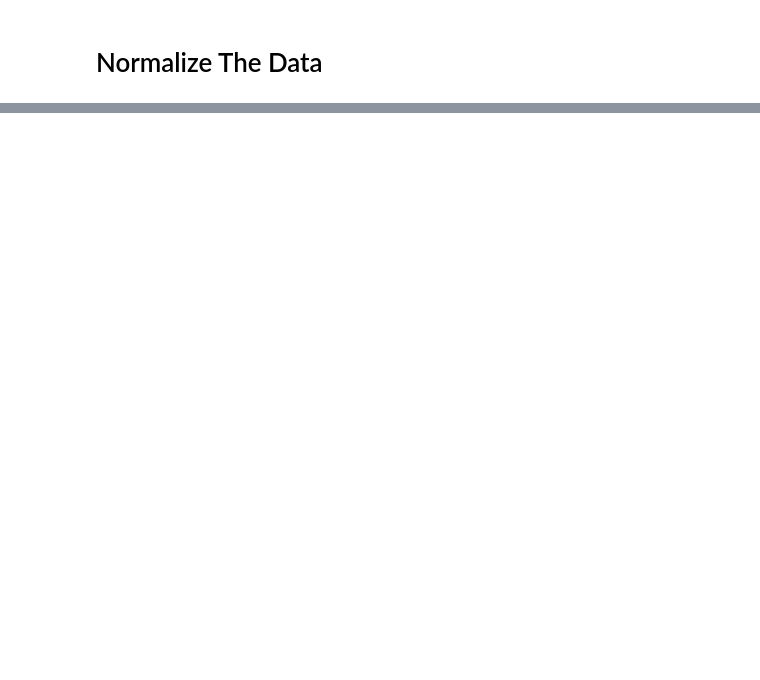
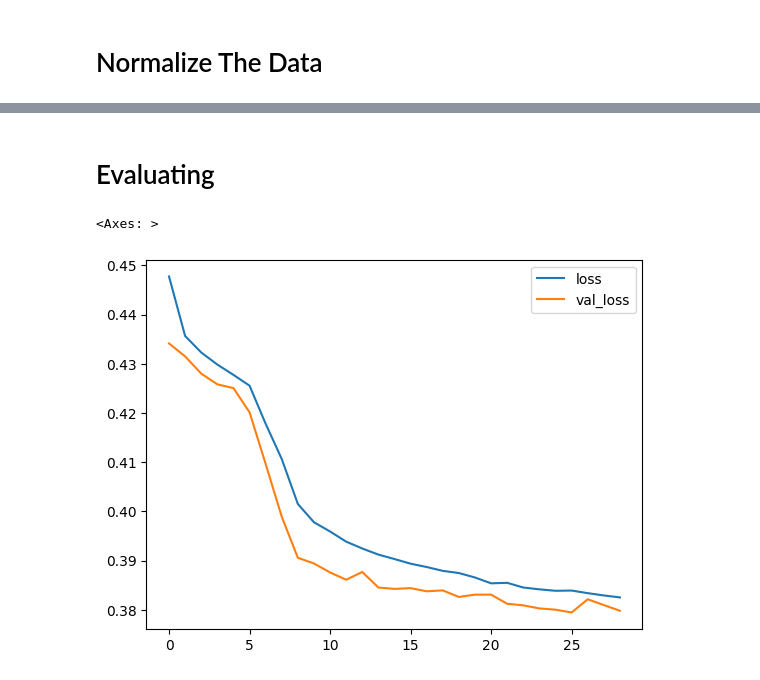
Before and after one commit to PrathamModi001/LendSure, a Jupyter notebook: loan_default_prediction.ipynb, the cells around one changed output, grey strips where cells are left out. Cells and saved outputs as stored; diff of their text form; code cells hidden in the pictures; blank space fills up the shorter version.

Commit message:
model trained

```diff
--- a/loan_default_prediction.ipynb
+++ b/loan_default_prediction.ipynb
@@ -1075,0 +1073,2 @@ X_val_normalized = scaler.transform(X_val)
+# %%
+X_train, X_test = normalize_data(X_train, X_test)
@@ -1075,0 +1086,19 @@ X_val_normalized = scaler.transform(X_val)
+# %%
+model = Sequential()
+
+# Input Layer
+model.add(Dense(84, activation='relu'))
+model.add(Dropout(0.2))
+
+# HIDDEN LAYERS
+model.add(Dense(42, activation='relu'))
+model.add(Dropout(0.2))
+
+model.add(Dense(21, activation='relu'))
+model.add(Dropout(0.2))
+
+# OUTPUT LAYER
+model.add(Dense(units=1, activation='sigmoid'))
+
+# Compile model
+model.compile(loss='binary_crossentropy', optimizer='adam')
@@ -1075,0 +1107,11 @@ X_val_normalized = scaler.transform(X_val)
+# %%
+early_stopping = tf.keras.callbacks.EarlyStopping(monitor="val_loss",
+                                                  patience=3)
+# %%
+model.fit(x=X_train,
+          y=y_train,
+          epochs=100,
+          batch_size=256,
+          validation_data=(X_test, y_test),
+          callbacks = [early_stopping]
+          )
@@ -1075,0 +1140,8 @@ X_val_normalized = scaler.transform(X_val)
+# %% [markdown]
+# Evaluating
+# %%
+losses = pd.DataFrame(model.history.history)
+losses[['loss','val_loss']].plot()
+# %% [output]
+<Axes: >
+[figure, added]
```
Also changed, not shown: parts of 16 cells of this notebook, 1 other file.
